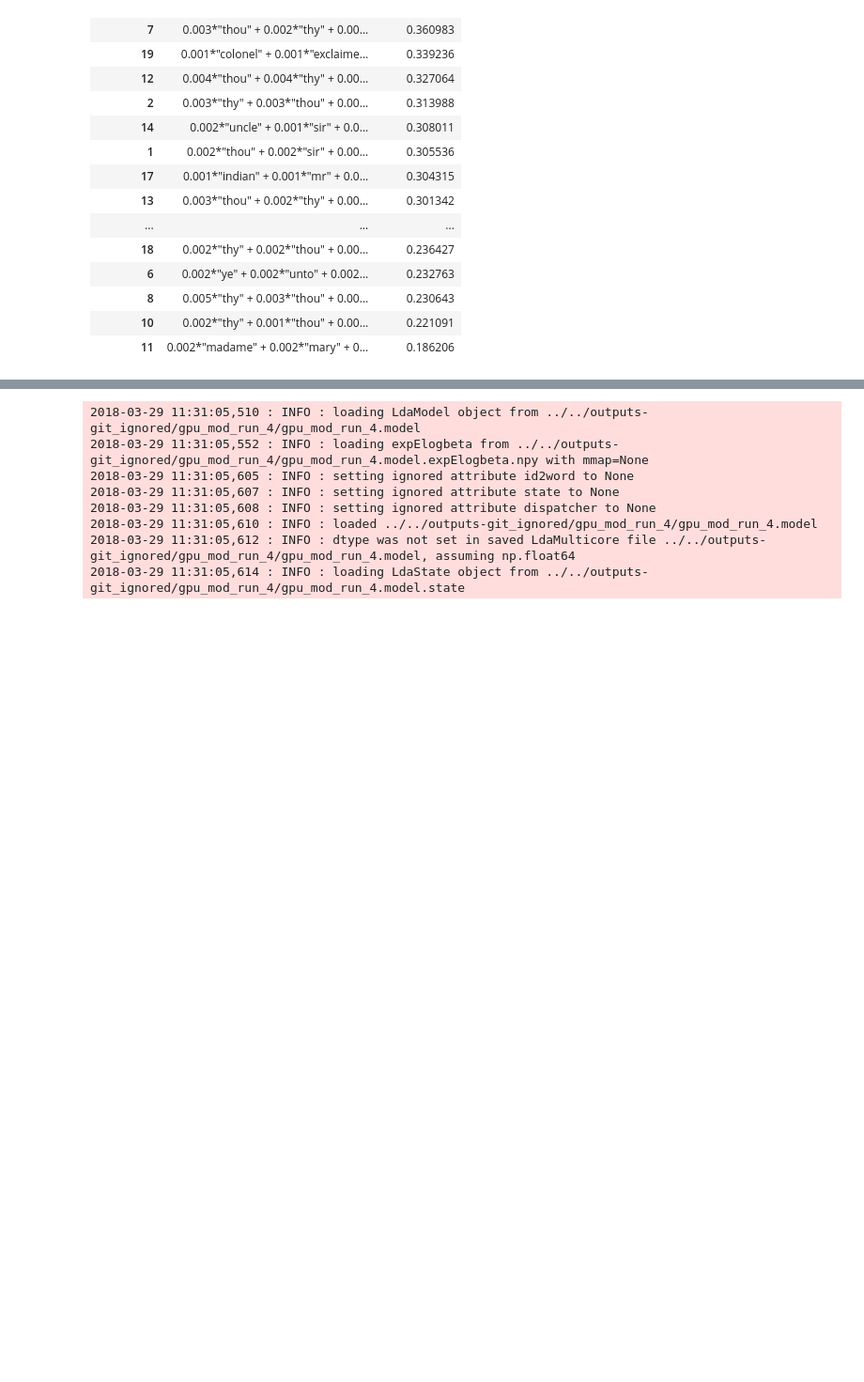
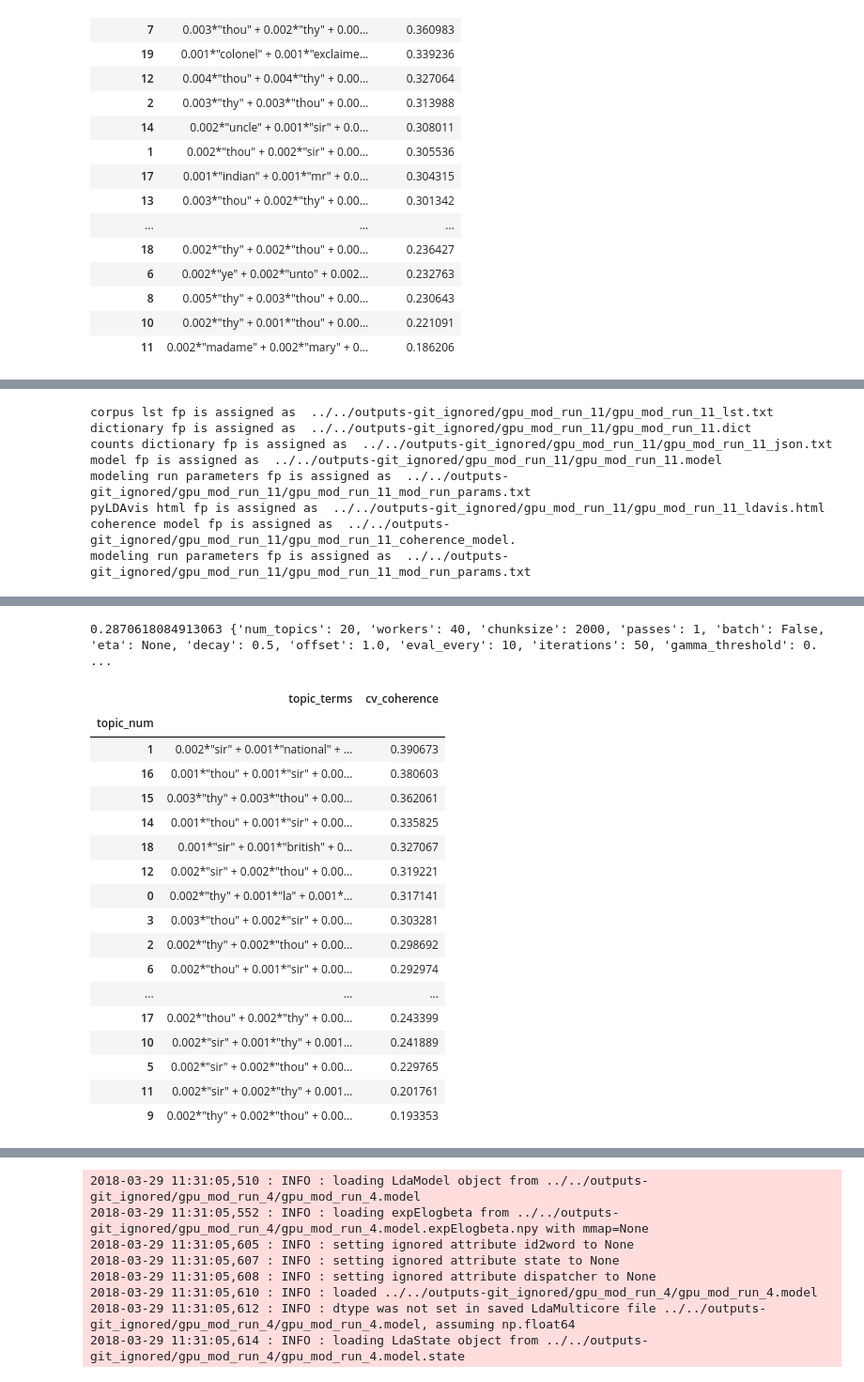
Before and after one commit to RBrynsvold/Capstone, a Jupyter notebook: notebooks/Compare models.ipynb, the cells around one changed output, grey strips where cells are left out. Shown: that part at 94% size. Drawn from its saved outputs; the diff is of its cells as text; code cells hidden in the pictures; blank space fills up the shorter version.

```diff
--- a/notebooks/Compare models.ipynb
+++ b/notebooks/Compare models.ipynb
@@ -661,0 +696,7 @@ modeling run parameters fp is assigned as  ../../outputs-git_ignored/gpu_mod_run
+# %%
+mod_11_df, mod_11_cv_coherence, mod_11_cv_topic_coherence, mod_11_run_params =\
+    analyze_model_coherence('gpu_mod_run_11', corp_lst_stream)
+
+print(mod_11_cv_coherence, mod_11_run_params)
+mod_11_df
+# %% [output]
@@ -661,0 +711,8 @@ modeling run parameters fp is assigned as  ../../outputs-git_ignored/gpu_mod_run
+corpus lst fp is assigned as  ../../outputs-git_ignored/gpu_mod_run_11/gpu_mod_run_11_lst.txt
+dictionary fp is assigned as  ../../outputs-git_ignored/gpu_mod_run_11/gpu_mod_run_11.dict
+counts dictionary fp is assigned as  ../../outputs-git_ignored/gpu_mod_run_11/gpu_mod_run_11_json.txt
+model fp is assigned as  ../../outputs-git_ignored/gpu_mod_run_11/gpu_mod_run_11.model
+modeling run parameters fp is assigned as  ../../outputs-git_ignored/gpu_mod_run_11/gpu_mod_run_11_mod_run_params.txt
+pyLDAvis html fp is assigned as  ../../outputs-git_ignored/gpu_mod_run_11/gpu_mod_run_11_ldavis.html
+coherence model fp is assigned as  ../../outputs-git_ignored/gpu_mod_run_11/gpu_mod_run_11_coherence_model.
+modeling run parameters fp is assigned as  ../../outputs-git_ignored/gpu_mod_run_11/gpu_mod_run_11_mod_run_params.txt
@@ -661,0 +736,19 @@ modeling run parameters fp is assigned as  ../../outputs-git_ignored/gpu_mod_run
+0.2870618084913063 {'num_topics': 20, 'workers': 40, 'chunksize': 2000, 'passes': 1, 'batch': False, 'eta': None, 'decay': 0.5, 'offset': 1.0, 'eval_every': 10, 'iterations': 50, 'gamma_threshold': 0. ...
+|  | topic_terms | cv_coherence |
+| topic_num |  |  |
+| 1 | 0.002*"sir" + 0.001*"national" + ... | 0.390673 |
+| 16 | 0.001*"thou" + 0.001*"sir" + 0.00... | 0.380603 |
+| 15 | 0.003*"thy" + 0.003*"thou" + 0.00... | 0.362061 |
+| 14 | 0.001*"thou" + 0.001*"sir" + 0.00... | 0.335825 |
+| 18 | 0.001*"sir" + 0.001*"british" + 0... | 0.327067 |
+| 12 | 0.002*"sir" + 0.002*"thou" + 0.00... | 0.319221 |
+| 0 | 0.002*"thy" + 0.001*"la" + 0.001*... | 0.317141 |
+| 3 | 0.003*"thou" + 0.002*"sir" + 0.00... | 0.303281 |
+| 2 | 0.002*"thy" + 0.002*"thou" + 0.00... | 0.298692 |
+| 6 | 0.002*"thou" + 0.001*"sir" + 0.00... | 0.292974 |
+| ... | ... | ... |
+| 17 | 0.002*"thou" + 0.002*"thy" + 0.00... | 0.243399 |
+| 10 | 0.002*"sir" + 0.001*"thy" + 0.001... | 0.241889 |
+| 5 | 0.002*"sir" + 0.002*"thou" + 0.00... | 0.229765 |
+| 11 | 0.002*"sir" + 0.002*"thy" + 0.001... | 0.201761 |
+| 9 | 0.002*"thy" + 0.002*"thou" + 0.00... | 0.193353 |
```
Also changed, not shown: parts of 4 cells of this notebook, 1 other file.
